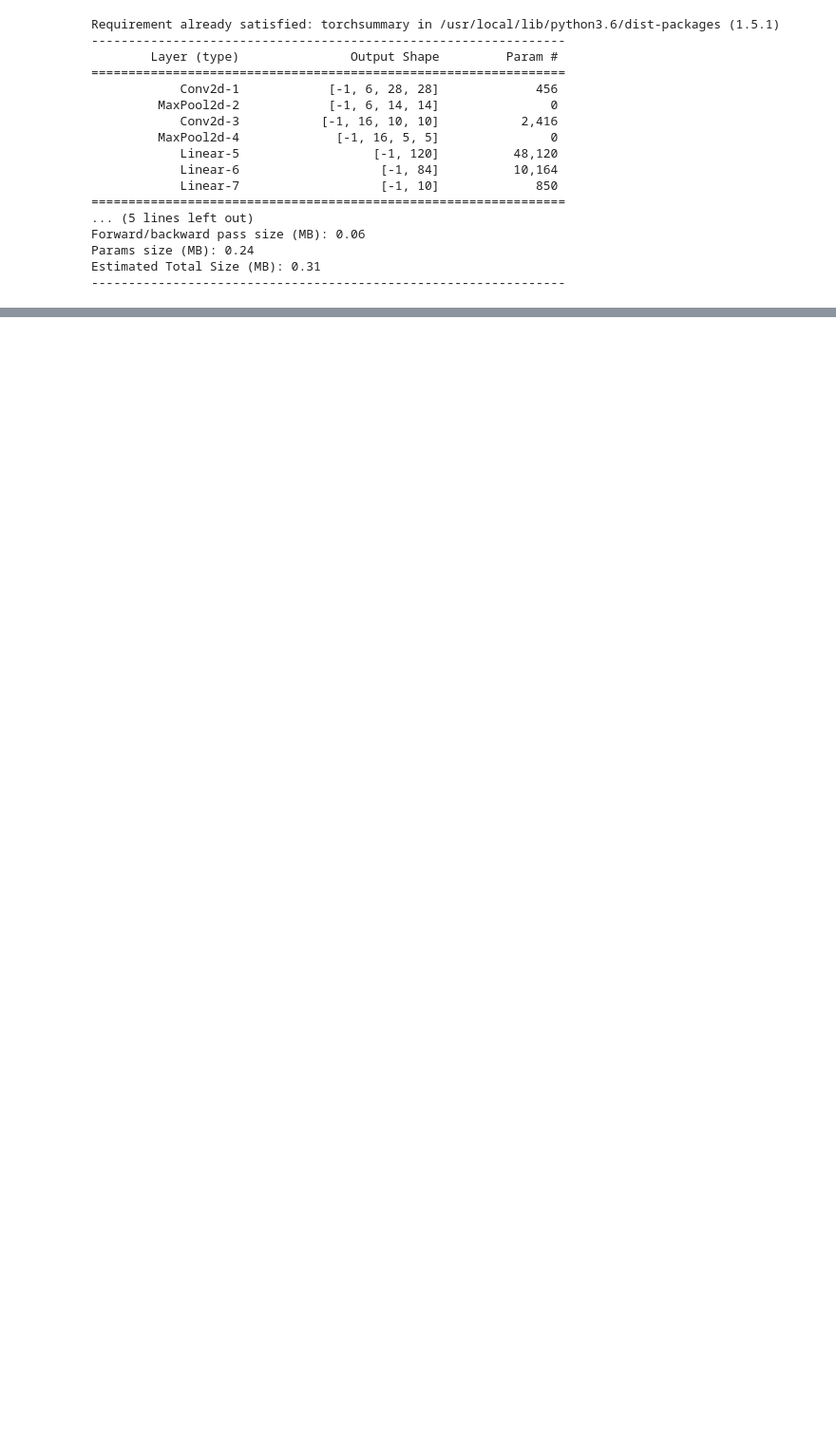
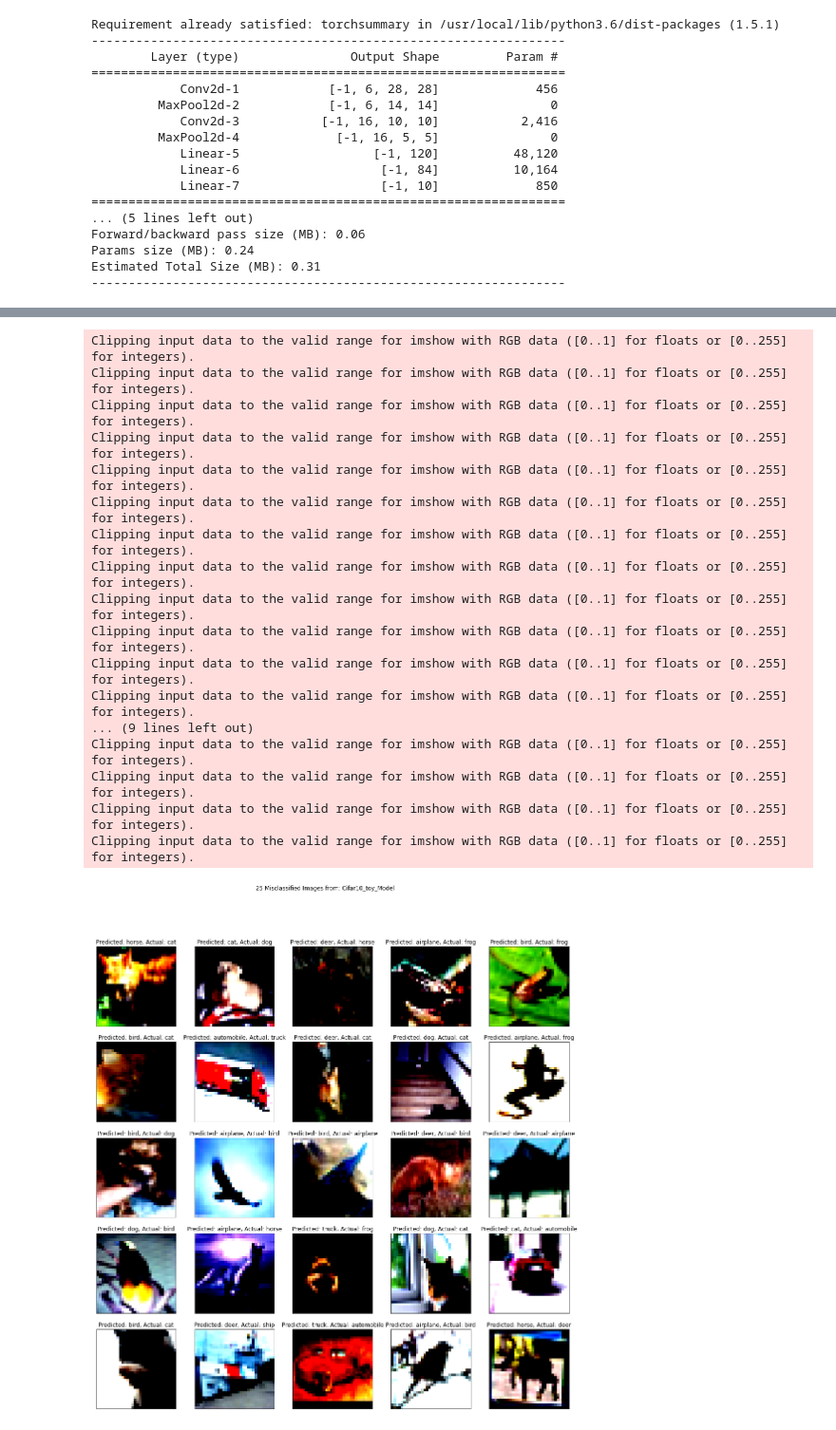
Before and after one commit to AkshitAggarwal/TSAI_EVA5B2_Phase1, a Jupyter notebook: Session_07/S7_Assignment.ipynb, the cells around one changed output, grey strips where cells are left out. Shown at 95% size. Saved outputs shown, nothing was run; the diff lists cells and outputs as text; code cells hidden in the pictures; blank space fills up the shorter version.

```diff
--- a/Session_07/S7_Assignment.ipynb
+++ b/Session_07/S7_Assignment.ipynb
@@ -126,14 +126,11 @@ def train(model, device, train_loader, optimizer, epoch):
 
     # Init
     optimizer.zero_grad()
-    # In PyTorch, we need to set the gradients to zero before starting to do backpropragation because PyTorch accumulates the gradients on subsequent backward passes.
-    # Because of this, when you start your training loop, ideally you should zero out the gradients so that you do the parameter update correctly.
-
     # Predict
     y_pred = model(data)
 
     # Calculate loss
-    loss = F.nll_loss(y_pred, target)
+    loss = F.cross_entropy(y_pred, target)
     train_losses.append(loss)
 
     # Backpropagation
@@ -141,7 +138,6 @@ def train(model, device, train_loader, optimizer, epoch):
     optimizer.step()
 
     # Update pbar-tqdm
-
     pred = y_pred.argmax(dim=1, keepdim=True)  # get the index of the max log-probability
     correct += pred.eq(target.view_as(pred)).sum().item()
     processed += len(data)
@@ -158,7 +154,7 @@ def test(model, device, test_loader):
         for data, target in test_loader:
             data, target = data.to(device), target.to(device)
             output = model(data)
-            test_loss += F.nll_loss(output, target, reduction='sum').item()  # sum up batch loss
+            test_loss += F.cross_entropy(output, target, reduction='sum').item()  # sum up batch loss
             pred = output.argmax(dim=1, keepdim=True)  # get the index of the max log-probability
             correct += pred.eq(target.view_as(pred)).sum().item()
             for d, t, p in zip(data, target, pred):
@@ -177,7 +173,7 @@ def test(model, device, test_loader):
     return test_loss, 100. * correct / len(test_loader.dataset), misclassified
 # %%
 def train_test_model(model, epochs = 25):
-    optimizer = torch.optim.SGD(model.parameters(), lr=0.1, momentum=0.9)
+    optimizer = torch.optim.SGD(model.parameters(), lr=0.001, momentum=0.9)
     #Learning Rate schedular to adjust the LR based on model performance during training
     scheduler = torch.optim.lr_scheduler.ReduceLROnPlateau(optimizer, verbose=True, patience=1)
     epoch_accuracies = []
@@ -227,3 +222,5 @@ KeyboardInterrupt: ignored
+# %%
+labels = ['Cifar10_toy_Model']
 # %%
 x = [t+1 for t in range(EPOCHS)]
 plt.figure(figsize=(20,10))
@@ -247,16 +248,35 @@ plt.show()
 # %%
 image_idx = []
 
 
-plt.figure(figsize=(15,15))
-missed  = all_misclassified[1]
-plt.suptitle('25 Misclassified Images from L2 + BN Model')
+plt.figure(figsize=(18,18))
+missed  = all_misclassified[0]
+plt.suptitle('25 Misclassified Images from: ' + labels[0])
 for i in range(25):
     plt.subplot(5,5,i+1)
     plt.xticks([])
     plt.yticks([])
     plt.grid(False)
-    plt.title('Predicted: {}, Actual: {}'.format(str(missed[i][2].item()), missed[i][1].item()))
-    plt.imshow(missed[i][0].cpu().squeeze(), cmap='gray')
+    plt.title('Predicted: {}, Actual: {}'.format(str(classes[missed[i][2].item()]), classes[missed[i][1].item()]))
+    plt.imshow(missed[i][0].cpu().permute((1, 2, 0)))
 
 plt.show()
+# %% [output]
+Clipping input data to the valid range for imshow with RGB data ([0..1] for floats or [0..255] for integers).
+Clipping input data to the valid range for imshow with RGB data ([0..1] for floats or [0..255] for integers).
+Clipping input data to the valid range for imshow with RGB data ([0..1] for floats or [0..255] for integers).
+Clipping input data to the valid range for imshow with RGB data ([0..1] for floats or [0..255] for integers).
+Clipping input data to the valid range for imshow with RGB data ([0..1] for floats or [0..255] for integers).
+Clipping input data to the valid range for imshow with RGB data ([0..1] for floats or [0..255] for integers).
+Clipping input data to the valid range for imshow with RGB data ([0..1] for floats or [0..255] for integers).
+Clipping input data to the valid range for imshow with RGB data ([0..1] for floats or [0..255] for integers).
+Clipping input data to the valid range for imshow with RGB data ([0..1] for floats or [0..255] for integers).
+Clipping input data to the valid range for imshow with RGB data ([0..1] for floats or [0..255] for integers).
+Clipping input data to the valid range for imshow with RGB data ([0..1] for floats or [0..255] for integers).
+Clipping input data to the valid range for imshow with RGB data ([0..1] for floats or [0..255] for integers).
+... (9 lines left out)
+Clipping input data to the valid range for imshow with RGB data ([0..1] for floats or [0..255] for integers).
+Clipping input data to the valid range for imshow with RGB data ([0..1] for floats or [0..255] for integers).
+Clipping input data to the valid range for imshow with RGB data ([0..1] for floats or [0..255] for integers).
+Clipping input data to the valid range for imshow with RGB data ([0..1] for floats or [0..255] for integers).
+[figure, added]
```
Also changed, not shown: parts of 4 cells of this notebook.
